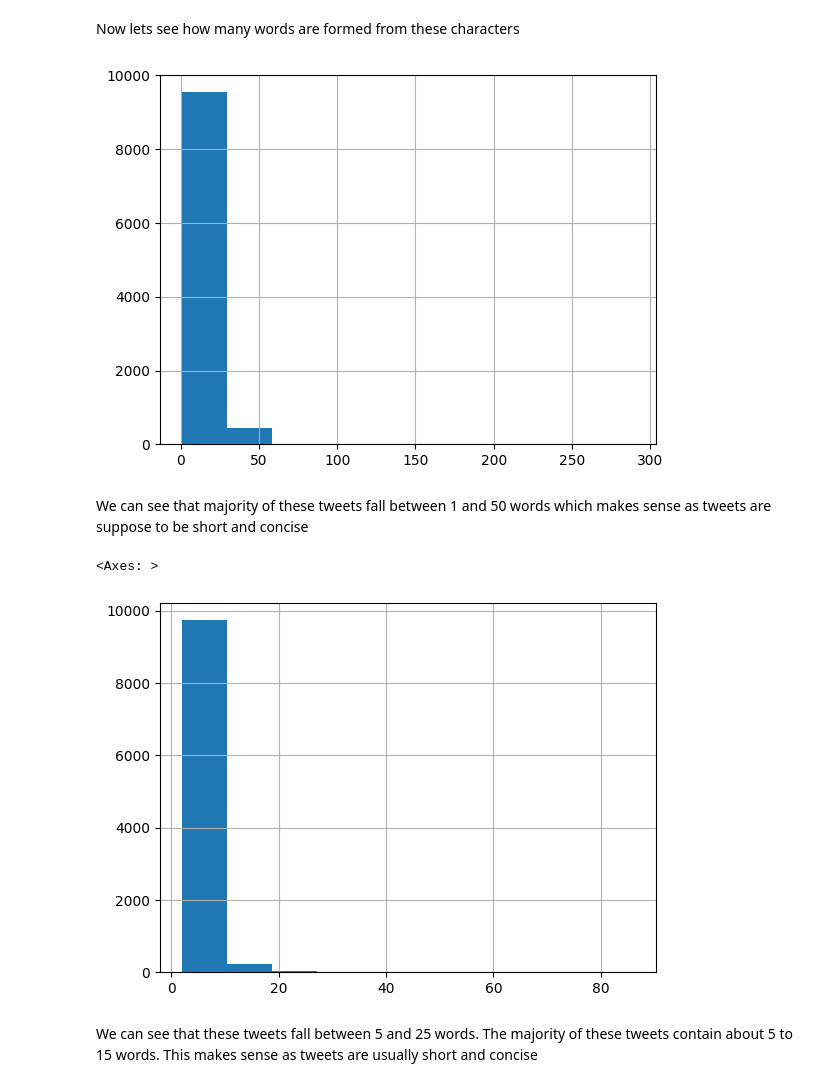
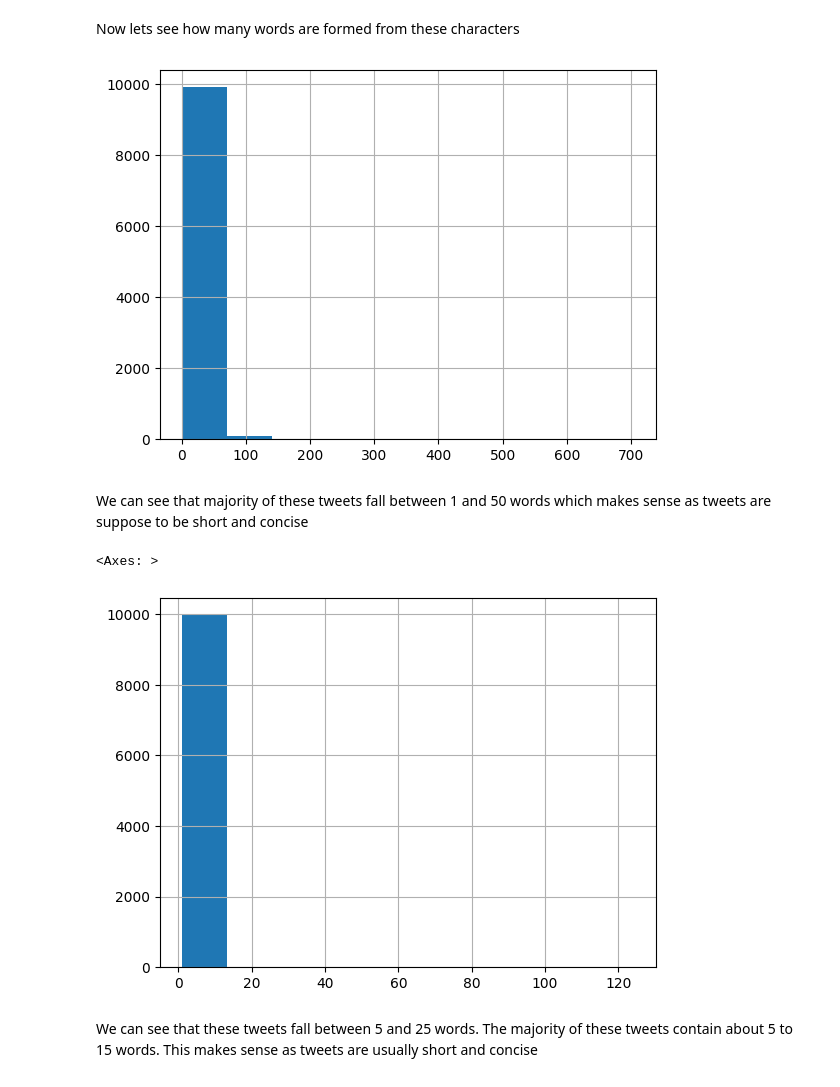
Before and after one commit to Matthew-Bustamante/CS39AA-Project-Cyberbullying, a Jupyter notebook: project_part1.ipynb, the cells around one changed output. Cells and saved outputs as stored; diff of their text form; code cells hidden in the pictures.

```diff
--- a/project_part1.ipynb
+++ b/project_part1.ipynb
@@ -83,7 +83,7 @@ for dirname, _, filenames in os.walk('/kaggle/input'):
 Here we are reading the csv file and here you can look at what the data looks like, we can see that the data is sorted into two categories not_cyberbullying and cyberbullying
 # %%
 #input_data_path = https://raw.githubusercontent.com/sgeinitz/CS39AA/main/data/trainB1.csv
-input_data_path = 'https://raw.githubusercontent.com/Matthew-Bustamante/CS39AA-Project-Cyberbullying/main/cyberbullying_tweets.csv'
+input_data_path = 'https://raw.githubusercontent.com/Matthew-Bustamante/CS39AA-Project-Cyberbullying/main/CyberBullying_Comments_Dataset.csv'
 
 cyberBullying = pd.read_csv(input_data_path, nrows=10000)
 cyberBullying.head(3)
@@ -104,25 +104,25 @@ Now lets see how many words are formed from these characters
 # %%
 #cyberBullying['tweet_text'].map(lambda x: len(x)).hist()
 
 """
 A method that takes in the dataset and divides up the words into characters and plots the frequecny
 of each character to a histogram
 """
 def wordNumberHistogram(text):
     text.str.split().\
         map(lambda x: len(x)).\
         hist()
 
-wordNumberHistogram(cyberBullying['tweet_text'])
+wordNumberHistogram(cyberBullying['Text'])
 # %% [output]
-[figure, old version]
+[figure, new version]
 # %% [markdown]
 We can see that majority of these tweets fall between 1 and 50 words which makes sense as tweets are suppose to be short and concise
 # %%
-cyberBullying['tweet_text'].str.split().apply(lambda x : [len(i) for i in x]).map(lambda x: np.mean(x)).hist()
+cyberBullying['Text'].str.split().apply(lambda x : [len(i) for i in x]).map(lambda x: np.mean(x)).hist()
 # %% [output]
 <Axes: >
-[figure, old version]
+[figure, new version]
 # %% [markdown]
 We can see that these tweets fall between 5 and 25 words.  The majority of these tweets contain about 5 to 15 words.  This makes sense as tweets are usually short and concise
 # %% [markdown]
```
Also changed, not shown: parts of 5 cells of this notebook.
